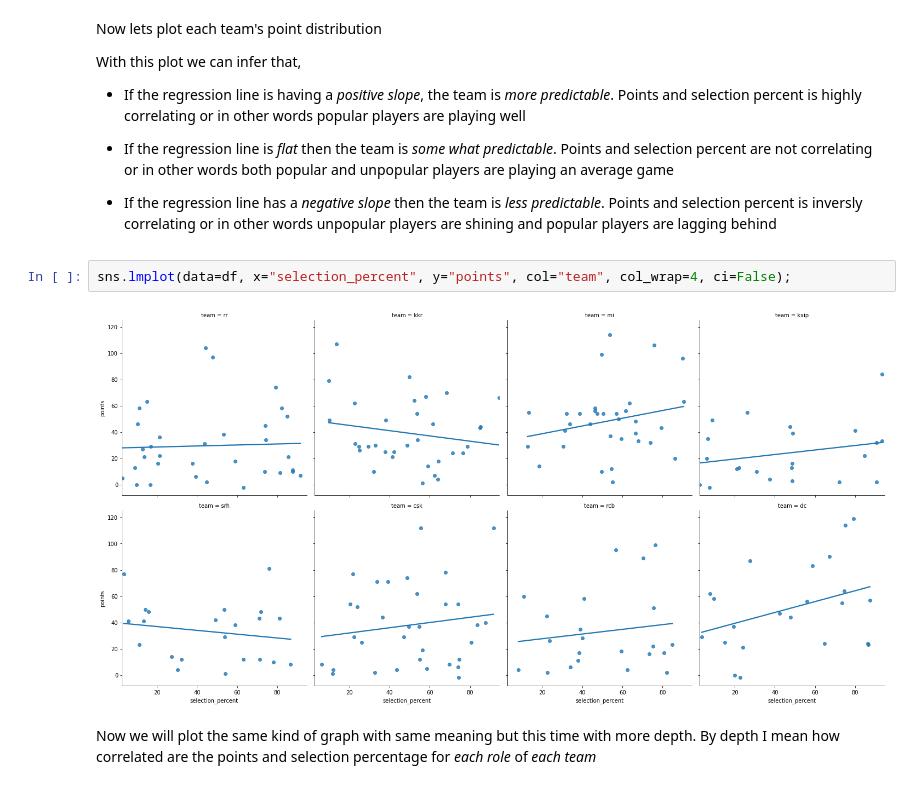
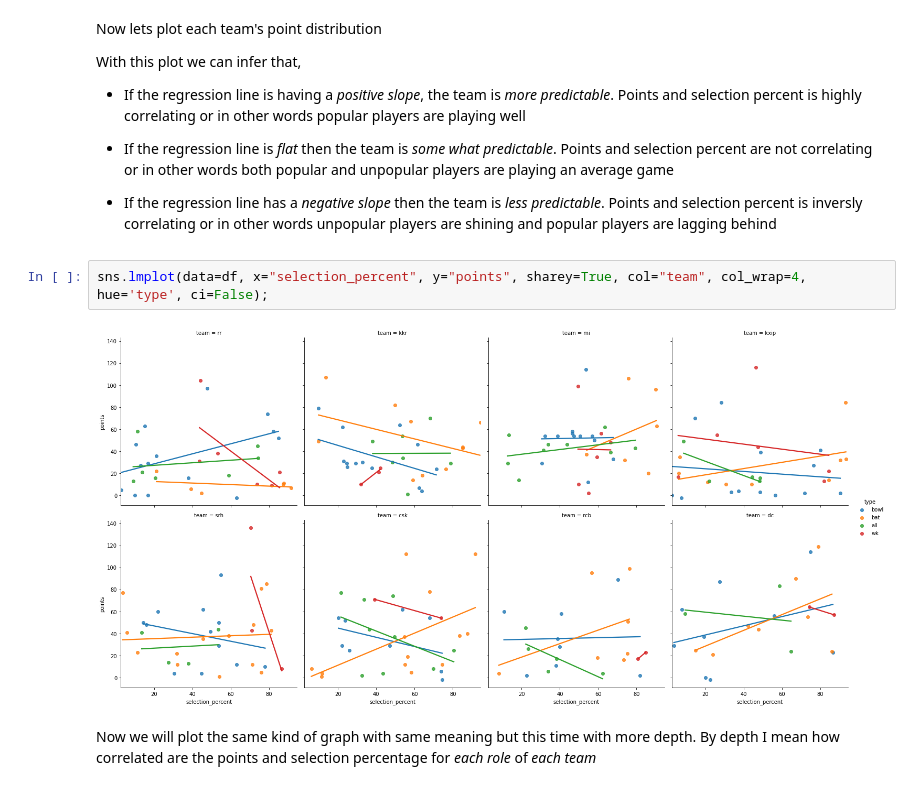
Before and after one commit to sarathsajan/dream11-predictor, a Jupyter notebook: Dream11_predictor.ipynb, the cells around one changed output. Drawn from its saved outputs; the diff is of its cells as text.

```diff
--- a/Dream11_predictor.ipynb
+++ b/Dream11_predictor.ipynb
@@ -105,9 +105,9 @@ With this plot we can infer that,
 
   * If the regression line has a *negative slope* then the team is *less predictable*. Points and selection percent is inversly correlating or in other words unpopular players are shining and popular players are lagging behind
 # %%
-sns.lmplot(data=df, x="selection_percent", y="points", col="team", col_wrap=4, ci=False);
+sns.lmplot(data=df, x="selection_percent", y="points", sharey=True, col="team", col_wrap=4, hue='type', ci=False);
 # %% [output]
-[figure, old version]
+[figure, new version]
 # %% [markdown]
 Now we will plot the same kind of graph with same meaning but this time with more depth. By depth I mean how correlated are the points and selection percentage for *each role* of *each team*
 # %%
```
Also changed, not shown: parts of 8 cells of this notebook.
